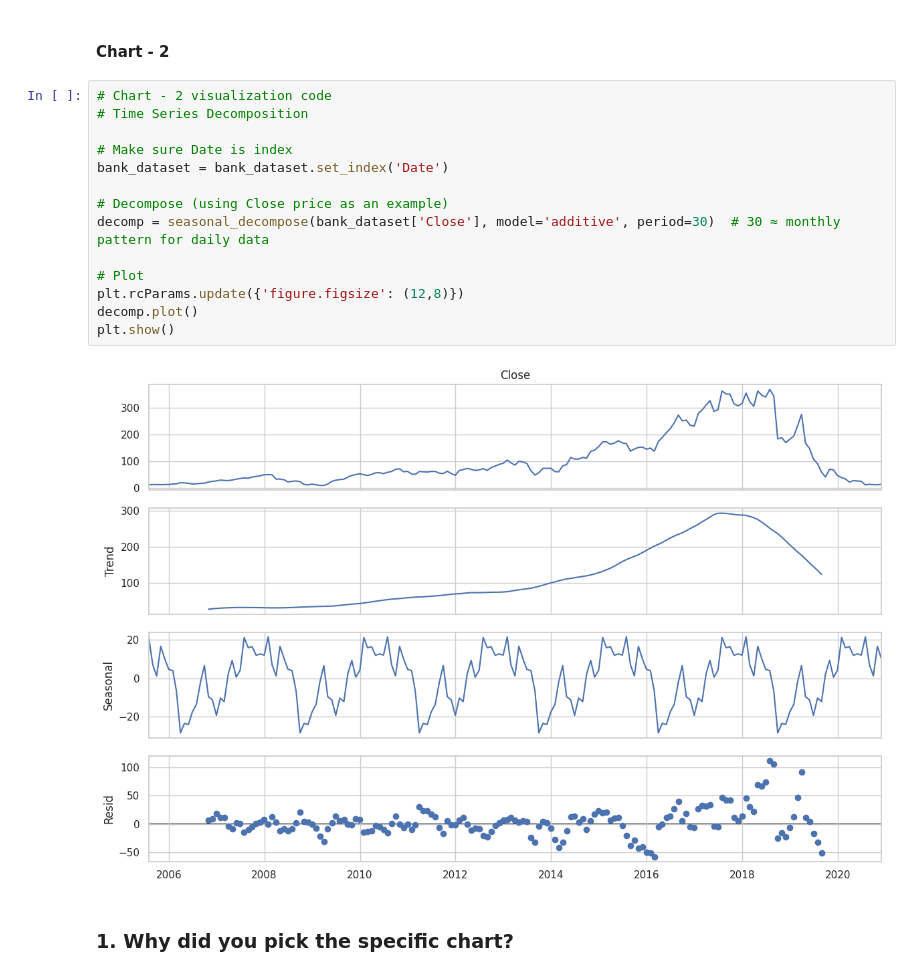
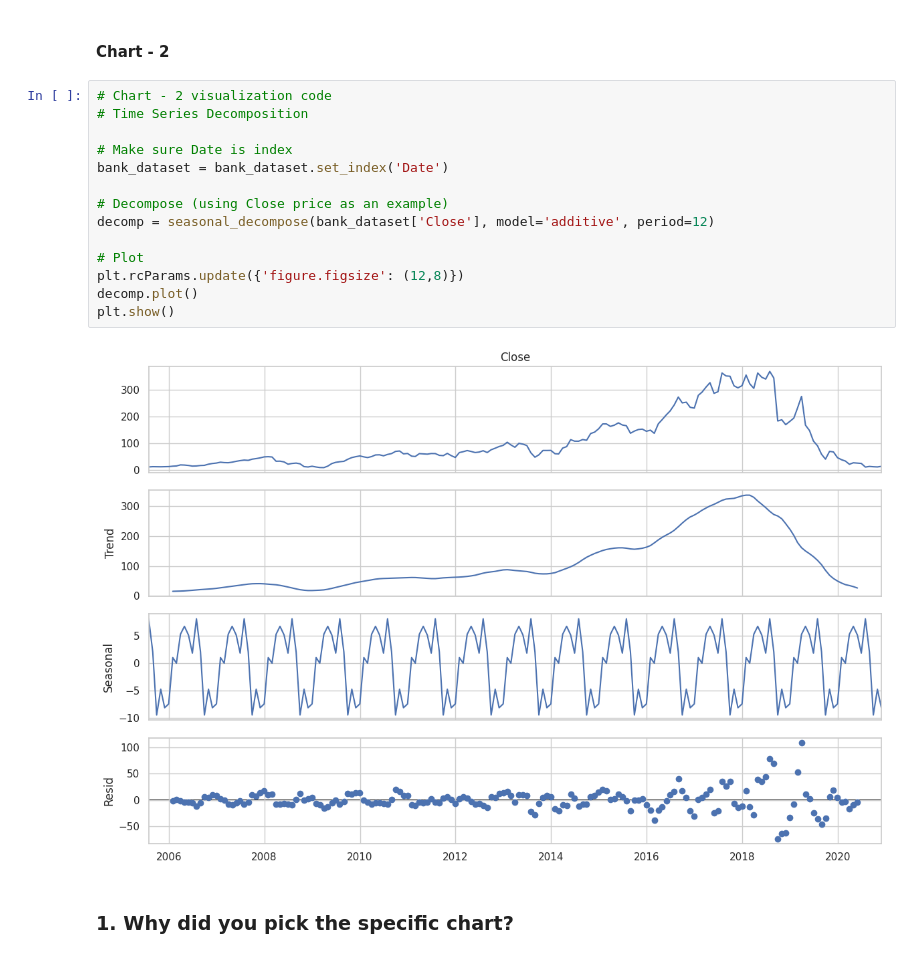
Before and after one commit to PKalyani1994/Regression_Project, a Jupyter notebook: KALYANI_ML_PROJECT.ipynb, the cells around one changed output. Cells and saved outputs as stored; diff of their text form.

```diff
--- a/KALYANI_ML_PROJECT.ipynb
+++ b/KALYANI_ML_PROJECT.ipynb
@@ -342,19 +342,19 @@ While the growth years (2005–2017) inspire confidence, the steep decline (2017
 # %%
 # Chart - 2 visualization code
 # Time Series Decomposition
 
 # Make sure Date is index
 bank_dataset = bank_dataset.set_index('Date')
 
 # Decompose (using Close price as an example)
-decomp = seasonal_decompose(bank_dataset['Close'], model='additive', period=30)  # 30 ≈ monthly pattern for daily data
+decomp = seasonal_decompose(bank_dataset['Close'], model='additive', period=12)
 
 # Plot
 plt.rcParams.update({'figure.figsize': (12,8)})
 decomp.plot()
 plt.show()
 # %% [output]
-[figure, old version]
+[figure, new version]
 # %% [markdown]
 ### 1. Why did you pick the specific chart?
 # %% [markdown]
```
